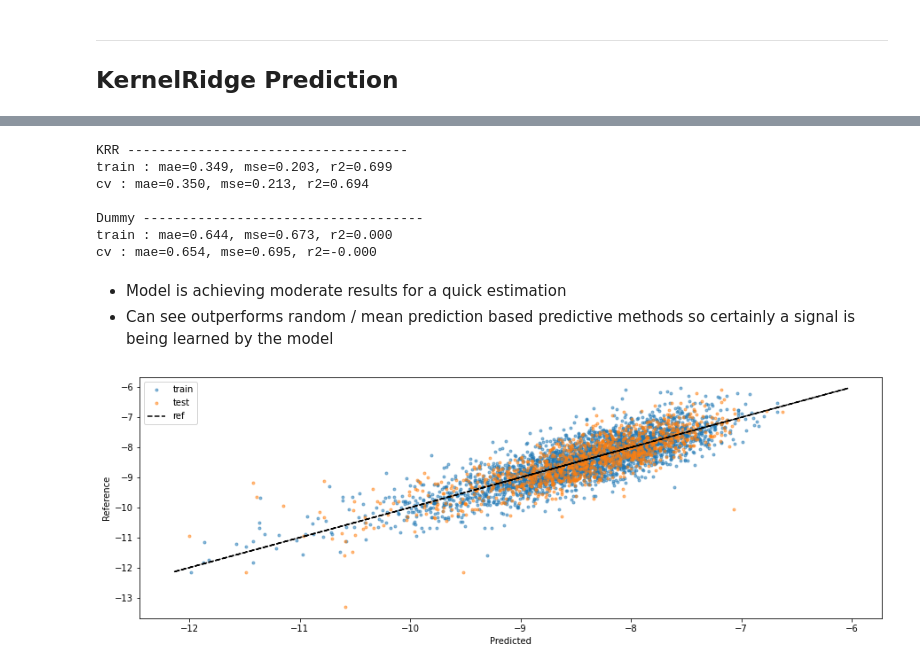
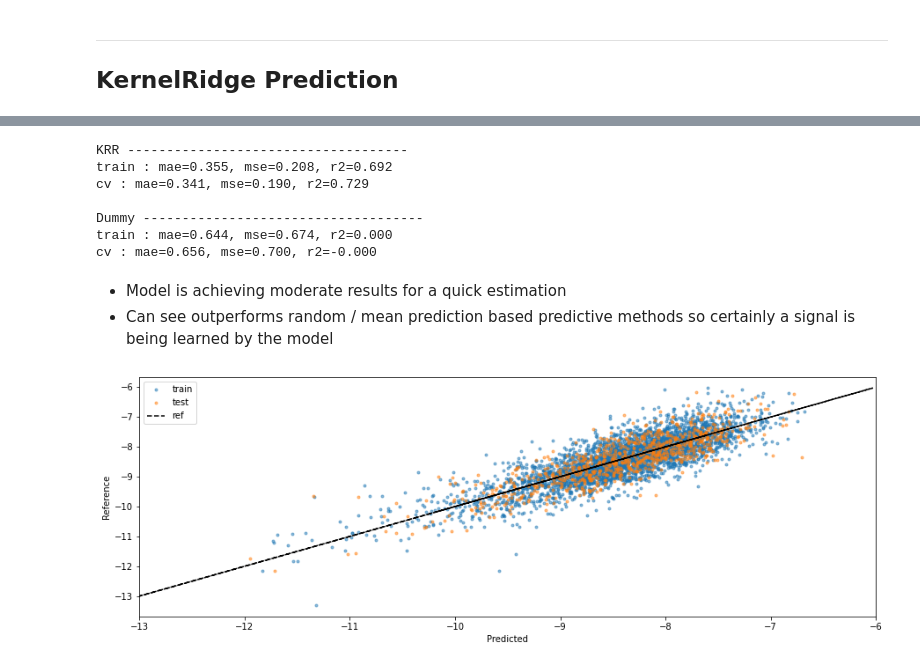
Before and after one commit to billalsohail/ML4MC, a Jupyter notebook: Calum_MBTR.ipynb, the cells around one changed output, grey strips where cells are left out. Drawn from its saved outputs; the diff is of its cells as text; code cells hidden in the pictures.

```diff
--- a/Calum_MBTR.ipynb
+++ b/Calum_MBTR.ipynb
@@ -63,11 +63,8 @@ df = pd.read_json('df_5k.json', orient='split')
 print('Generating `ase.Atoms` objects...')
 df['atoms'] = df['xyz_pbe_relaxed'].apply(xyz_str_to_atoms)
 
-print('Extracting HOMO, LUMO, BANDGAP from data...')
+print('Extracting HOMO from data...')
 df['HOMO'] = df.apply(lambda row: get_level(row, level_type='HOMO', subset='GOWO_at_PBE0_cbs'), axis=1)
-df['LUMO'] = df.apply(lambda row: get_level(row, level_type='LUMO', subset='GOWO_at_PBE0_cbs'), axis=1)
-df['BG'] = df['LUMO'] - df['HOMO']
-print('~ 2300 molecules do not have LUMO energy levels for this or any other `GOWO` level of theory.')
 
 print('Splitting data set...')
 train, test = train_test_split(df, test_size=0.2, random_state=20210817)
@@ -117,7 +114,7 @@ import seaborn as sns
 from sklearn.manifold import TSNE
 from dscribe.descriptors import MBTR
 # %%
-n = 30
+n = 35
 
 feature_calc = MBTR(
     species=unique_atomic_numbers,
@@ -188,3 +202,5 @@ Optimal alpha value is: 1e-05
+# %%
+X_tr, X_cv, y_tr, y_cv = train_test_split(X_train, y_train, test_size=0.2, random_state=20210820)
 # %%
 dummy = DummyRegressor()  # for reference
 dummy.fit(X_tr, y_tr)
@@ -204,26 +220,27 @@ for mdl, label in zip((estimator, dummy), ('KRR', 'Dummy')):
     print(F'{s} : mae={mae:.3f}, mse={mse:.3f}, r2={r2:.3f}')
 # %% [output]
 KRR ------------------------------------
-train : mae=0.349, mse=0.203, r2=0.699
-cv : mae=0.350, mse=0.213, r2=0.694
+train : mae=0.355, mse=0.208, r2=0.692
+cv : mae=0.341, mse=0.190, r2=0.729
 
 Dummy ------------------------------------
-train : mae=0.644, mse=0.673, r2=0.000
-cv : mae=0.654, mse=0.695, r2=-0.000
+train : mae=0.644, mse=0.674, r2=0.000
+cv : mae=0.656, mse=0.700, r2=-0.000
 # %% [markdown]
 * Model is achieving moderate results for a quick estimation
 * Can see outperforms random / mean prediction based predictive methods so certainly a signal is being learned by the model
 # %%
 y_pred_tr = estimator.predict(X_tr)
 y_pred_cv = estimator.predict(X_cv)
 
 plt.figure(figsize=(15, 5))
 plt.plot(y_pred_tr, y_tr, '.', alpha=0.5, label='train')
 plt.plot(y_pred_cv, y_cv, '.', alpha=0.5, label='test')
 plt.plot(y_tr, y_tr, 'k--', label='ref')
 plt.xlabel('Predicted')
 plt.ylabel('Reference')
+plt.xlim(-13, -6)
 plt.legend()
 plt.show()
 # %% [output]
-[figure, old version]
+[figure, new version]
```
Also changed, not shown: parts of 5 cells of this notebook.
